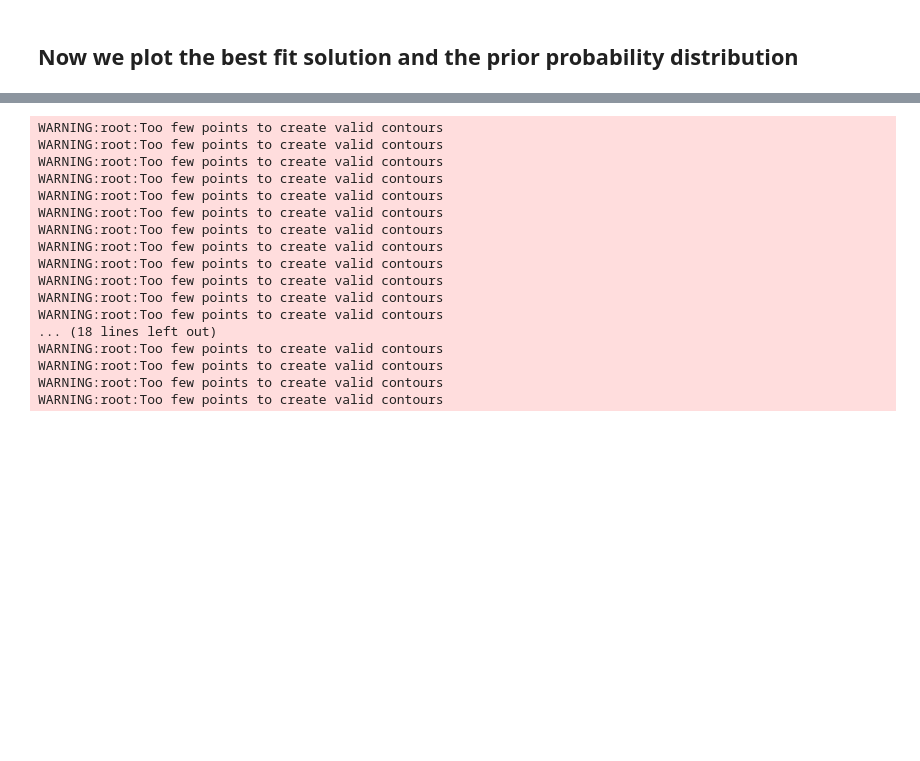
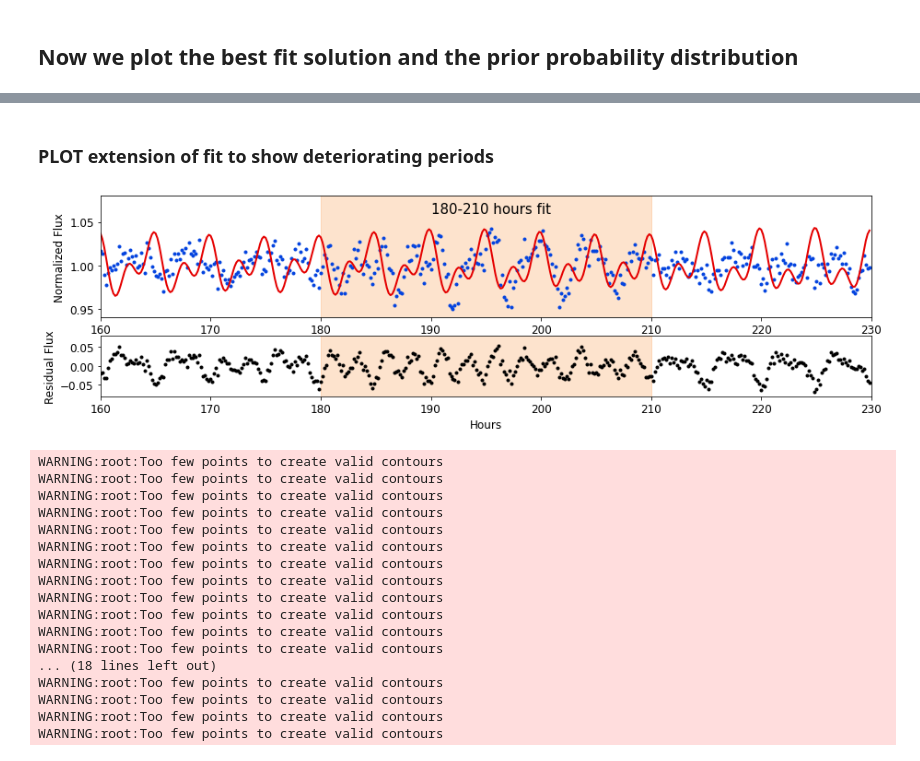
Before and after one commit to fudanguyen/aroma, a Jupyter notebook: AROMA_An_Exo_Rot_Mapping/notebooks/[MCMC_180-210hours]lightCurveSyntheticFit.ipynb, the cells around one changed output, grey strips where cells are left out. Drawn from its saved outputs; the diff is of its cells as text; code cells hidden in the pictures; blank space fills up the shorter version.

```diff
--- a/AROMA_An_Exo_Rot_Mapping/notebooks/[MCMC_180-210hours]lightCurveSyntheticFit.ipynb
+++ b/AROMA_An_Exo_Rot_Mapping/notebooks/[MCMC_180-210hours]lightCurveSyntheticFit.ipynb
@@ -320,3 +308,50 @@ periods 1, 2, 3 (hours):  [5.03463897 5.95638397 2.49616104]
+# %% [markdown]
+### PLOT extension of fit to show deteriorating periods
+# %%
+value = 20
+exten = data.query('TIME < %f & TIME >= %f'%(thigh+value, tlow-value))
+timext = np.array(exten.TIME)
+lcxt = np.array(exten.lc_corrected)
+lcxt_err = 0.05*np.array(exten.lc_corrected)
+
+best_fit_ext = 1 +  theta_max[0] * np.sin(theta_max[6] * timext + theta_max[1]) + \
+                    theta_max[2] * np.sin(theta_max[7] * timext + theta_max[3]) + \
+                    theta_max[4] * np.sin(theta_max[8] * timext + theta_max[6])
+plt.close()
+f, (a0, a1) = plt.subplots(2, 1, figsize = (15,4), gridspec_kw={'height_ratios': [2, 1]})
+a0.plot(timext, lcxt, ls='', marker='o', ms=3, c='xkcd:blue')
+a0.plot(timext, best_fit_ext, lw=2, c='xkcd:red')
+rect = plt.Rectangle((tlow, 0.9), thigh-tlow, 0.2, color='xkcd:orange', alpha=0.2)
+a0.add_patch(rect)
+
+a0.set_xlim((tlow-value, thigh+value))
+a0.set_ylim((0.940, 1.080))
+
+font = {'color':  'k',
+        'weight': 'normal',
+        'size': 15,}
+a0.text(x=190, y=1.06, s='%i-%i hours fit'%(tlow, thigh), fontdict=font)
+a0.set_ylabel('Normalized Flux')
+
+a1.plot(timext,lcxt - best_fit_ext, ls='', marker='o', ms=3, c='k')
+a1.set_ylim((-0.08,0.08))
+a1.set_xlim((tlow-value, thigh+value))
+rect2 = plt.Rectangle((tlow, -0.1), thigh-tlow, 0.2, color='xkcd:orange', alpha=0.2)
+a1.add_patch(rect2)
+a1.set_ylabel('Residual Flux')
+a1.set_xlabel('Hours')
+
+## Saving
+save = True
+if save:
+    handle_code = 'MCMC'
+    plotOut = plotPath + '/extended_%s_sector3637_%i_%i-hr_fit'%(handle_code, tlow, thigh)
+    f.savefig(plotOut+'.pdf', dpi=300, format='pdf', bbox_inches = 'tight')
+    f.savefig(plotOut+'.png', dpi=300, format='png', bbox_inches = 'tight')
+
+plt.show()
+# %% [output]
+[figure, added]
 # %%
 ## CORNER PLOT OF PRIOR PROBABILITY DISTRIBUTION
 import corner
```
Also changed, not shown: parts of 5 cells of this notebook, 49 other files.
